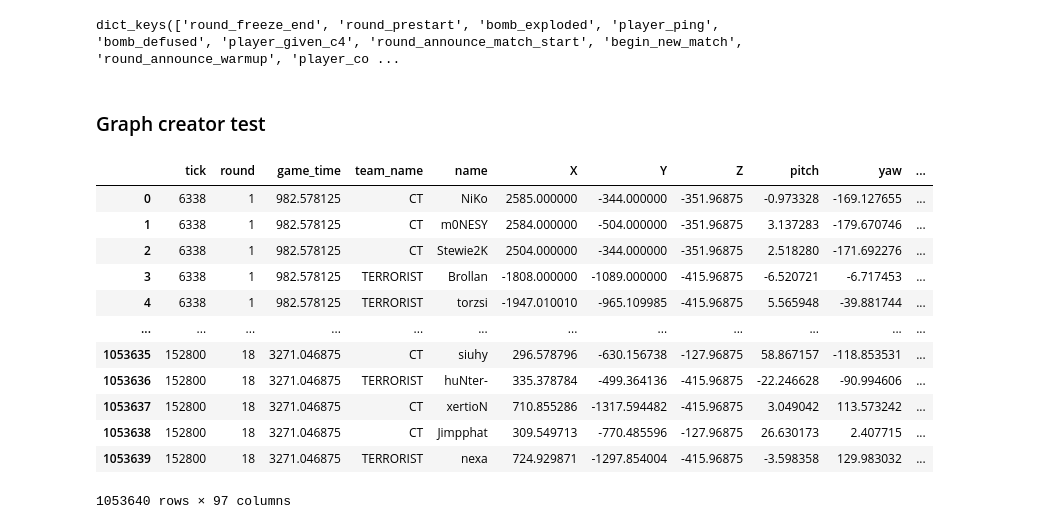
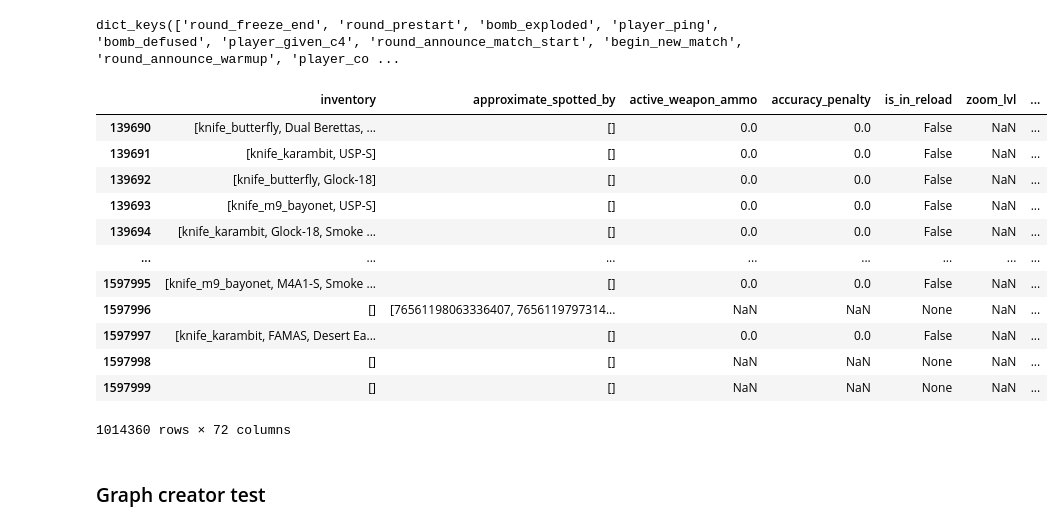
Before and after one commit to szmidapatrik/c2m1TPaeVlsln, a Jupyter notebook: proj/graph_dataset/CS2_dataset_package_test.ipynb, the cells around one changed output. Saved outputs shown, nothing was run; the diff lists cells and outputs as text; code cells hidden in the pictures.

```diff
--- a/proj/graph_dataset/CS2_dataset_package_test.ipynb
+++ b/proj/graph_dataset/CS2_dataset_package_test.ipynb
@@ -94,6 +94,22 @@ dem = Demo(path='../../data/matches-raw/cs2/2024/_blast-premier-spring-final-202
 dem.events.keys()
 # %% [output]
 dict_keys(['round_freeze_end', 'round_prestart', 'bomb_exploded', 'player_ping', 'bomb_defused', 'player_given_c4', 'round_announce_match_start', 'begin_new_match', 'round_announce_warmup', 'player_co ...
+# %%
+dem.ticks
+# %% [output]
+|  | inventory | approximate_spotted_by | active_weapon_ammo | accuracy_penalty | is_in_reload | zoom_lvl | ... |
+| 139690 | [knife_butterfly, Dual Berettas, ... | [] | 0.0 | 0.0 | False | NaN | ... |
+| 139691 | [knife_karambit, USP-S] | [] | 0.0 | 0.0 | False | NaN | ... |
+| 139692 | [knife_butterfly, Glock-18] | [] | 0.0 | 0.0 | False | NaN | ... |
+| 139693 | [knife_m9_bayonet, USP-S] | [] | 0.0 | 0.0 | False | NaN | ... |
+| 139694 | [knife_karambit, Glock-18, Smoke ... | [] | 0.0 | 0.0 | False | NaN | ... |
+| ... | ... | ... | ... | ... | ... | ... | ... |
+| 1597995 | [knife_m9_bayonet, M4A1-S, Smoke ... | [] | 0.0 | 0.0 | False | NaN | ... |
+| 1597996 | [] | [76561198063336407, 7656119797314... | NaN | NaN | None | NaN | ... |
+| 1597997 | [knife_karambit, FAMAS, Desert Ea... | [] | 0.0 | 0.0 | False | NaN | ... |
+| 1597998 | [] | [] | NaN | NaN | None | NaN | ... |
+| 1597999 | [] | [] | NaN | NaN | None | NaN | ... |
+1014360 rows × 72 columns
 # %% [markdown]
 ### Graph creator test
 # %%
@@ -108,16 +127,0 @@ pf = tc._PLAYER_get_activeWeapon_dummies(pf)
-# %%
-pf
-# %% [output]
-|  | tick | round | game_time | team_name | name | X | Y | Z | pitch | yaw | ... |
-| 0 | 6338 | 1 | 982.578125 | CT | NiKo | 2585.000000 | -344.000000 | -351.96875 | -0.973328 | -169.127655 | ... |
-| 1 | 6338 | 1 | 982.578125 | CT | m0NESY | 2584.000000 | -504.000000 | -351.96875 | 3.137283 | -179.670746 | ... |
-| 2 | 6338 | 1 | 982.578125 | CT | Stewie2K | 2504.000000 | -344.000000 | -351.96875 | 2.518280 | -171.692276 | ... |
-| 3 | 6338 | 1 | 982.578125 | TERRORIST | Brollan | -1808.000000 | -1089.000000 | -415.96875 | -6.520721 | -6.717453 | ... |
-| 4 | 6338 | 1 | 982.578125 | TERRORIST | torzsi | -1947.010010 | -965.109985 | -415.96875 | 5.565948 | -39.881744 | ... |
-| ... | ... | ... | ... | ... | ... | ... | ... | ... | ... | ... | ... |
-| 1053635 | 152800 | 18 | 3271.046875 | CT | siuhy | 296.578796 | -630.156738 | -127.96875 | 58.867157 | -118.853531 | ... |
-| 1053636 | 152800 | 18 | 3271.046875 | TERRORIST | huNter- | 335.378784 | -499.364136 | -415.96875 | -22.246628 | -90.994606 | ... |
-| 1053637 | 152800 | 18 | 3271.046875 | CT | xertioN | 710.855286 | -1317.594482 | -415.96875 | 3.049042 | 113.573242 | ... |
-| 1053638 | 152800 | 18 | 3271.046875 | CT | Jimpphat | 309.549713 | -770.485596 | -127.96875 | 26.630173 | 2.407715 | ... |
-| 1053639 | 152800 | 18 | 3271.046875 | TERRORIST | nexa | 724.929871 | -1297.854004 | -415.96875 | -3.598358 | 129.983032 | ... |
-1053640 rows × 97 columns
```
Also changed, not shown: parts of 2 cells of this notebook, 1 other file.
